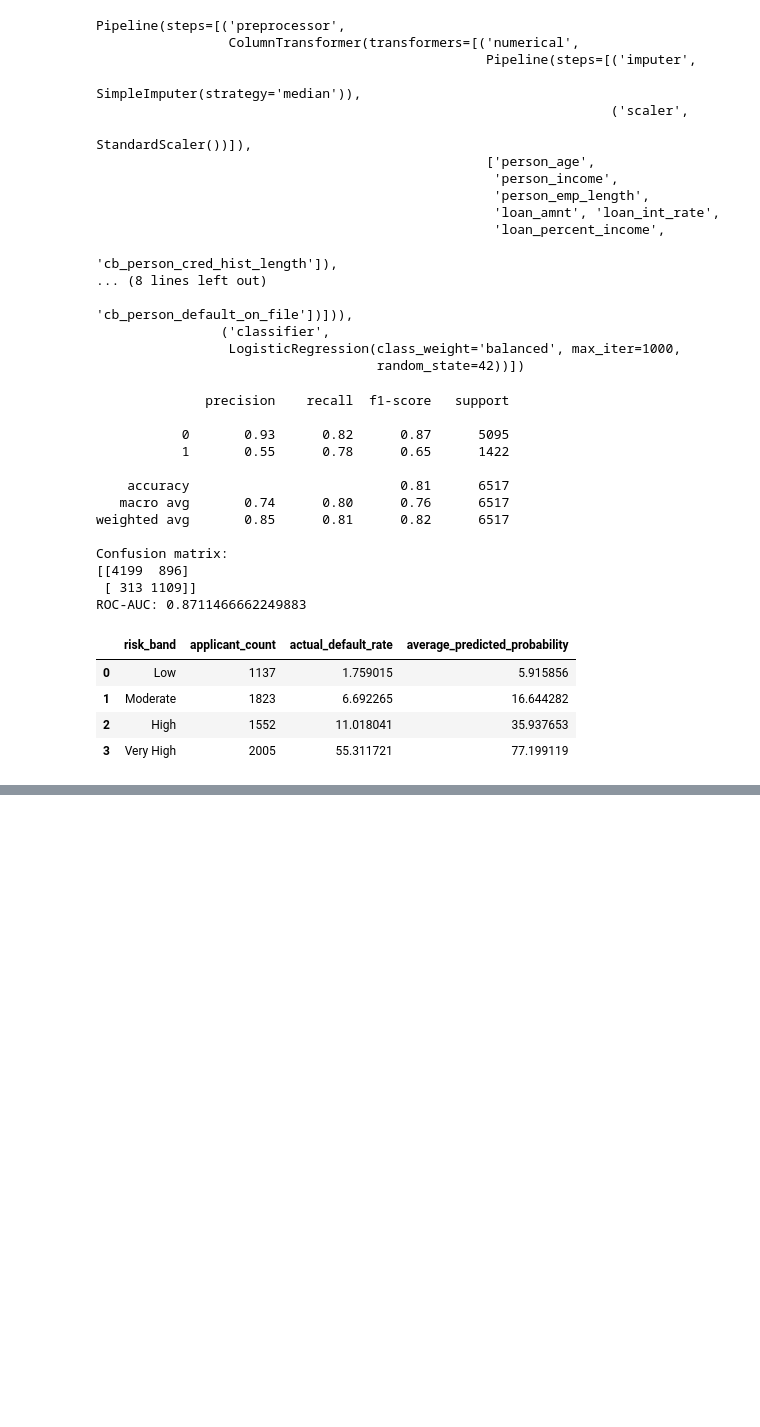
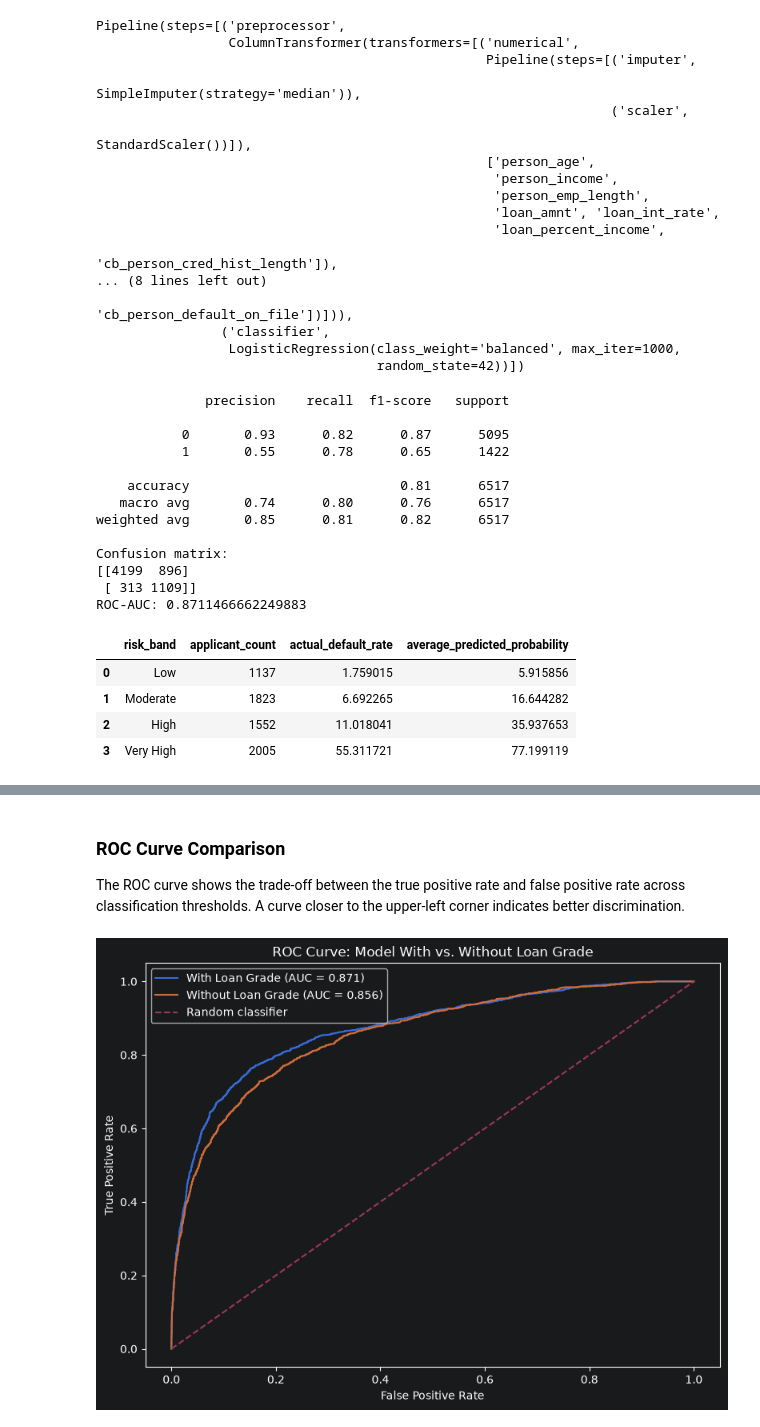
Before and after one commit to marija-savanovic/credit-risk-portfolio-analysis, a Jupyter notebook: notebooks/04_default_model.ipynb, the cells around one changed output, grey strips where cells are left out. Drawn from its saved outputs; the diff is of its cells as text; code cells hidden in the pictures; blank space fills up the shorter version.

Commit message:
Add logistic regression model and loan grade comparison

```diff
--- a/notebooks/04_default_model.ipynb
+++ b/notebooks/04_default_model.ipynb
@@ -249,0 +460,19 @@ risk_band_summary
+# %%
+# Generate predicted classes and default probabilities for both models
+pred_with_grade = model_with_grade.predict(
+    X_test_with_grade
+)
+
+prob_with_grade = model_with_grade.predict_proba(
+    X_test_with_grade
+)[:, 1]
+
+pred_without_grade = model_without_grade.predict(
+    X_test_without_grade
+)
+
+prob_without_grade = model_without_grade.predict_proba(
+    X_test_without_grade
+)[:, 1]
+
+print("Predictions created for both models.")
@@ -249,0 +637,53 @@ risk_band_summary
+# %% [markdown]
+### ROC Curve Comparison
+
+The ROC curve shows the trade-off between the true positive rate and false positive rate across classification thresholds. A curve closer to the upper-left corner indicates better discrimination.
+# %%
+from sklearn.metrics import roc_curve
+import matplotlib.pyplot as plt
+
+fpr_with, tpr_with, _ = roc_curve(
+    y_test_comparison,
+    prob_with_grade
+)
+
+fpr_without, tpr_without, _ = roc_curve(
+    y_test_comparison,
+    prob_without_grade
+)
+
+plt.figure(figsize=(8, 6))
+
+plt.plot(
+    fpr_with,
+    tpr_with,
+    label=(
+        f"With Loan Grade "
+        f"(AUC = {metrics_with_grade['ROC-AUC']:.3f})"
+    )
+)
+
+plt.plot(
+    fpr_without,
+    tpr_without,
+    label=(
+        f"Without Loan Grade "
+        f"(AUC = {metrics_without_grade['ROC-AUC']:.3f})"
+    )
+)
+
+plt.plot(
+    [0, 1],
+    [0, 1],
+    linestyle="--",
+    label="Random classifier"
+)
+
+plt.xlabel("False Positive Rate")
+plt.ylabel("True Positive Rate")
+plt.title("ROC Curve: Model With vs. Without Loan Grade")
+plt.legend()
+plt.tight_layout()
+plt.show()
+# %% [output]
+[figure, added]
```
Also changed, not shown: parts of 18 cells of this notebook.
